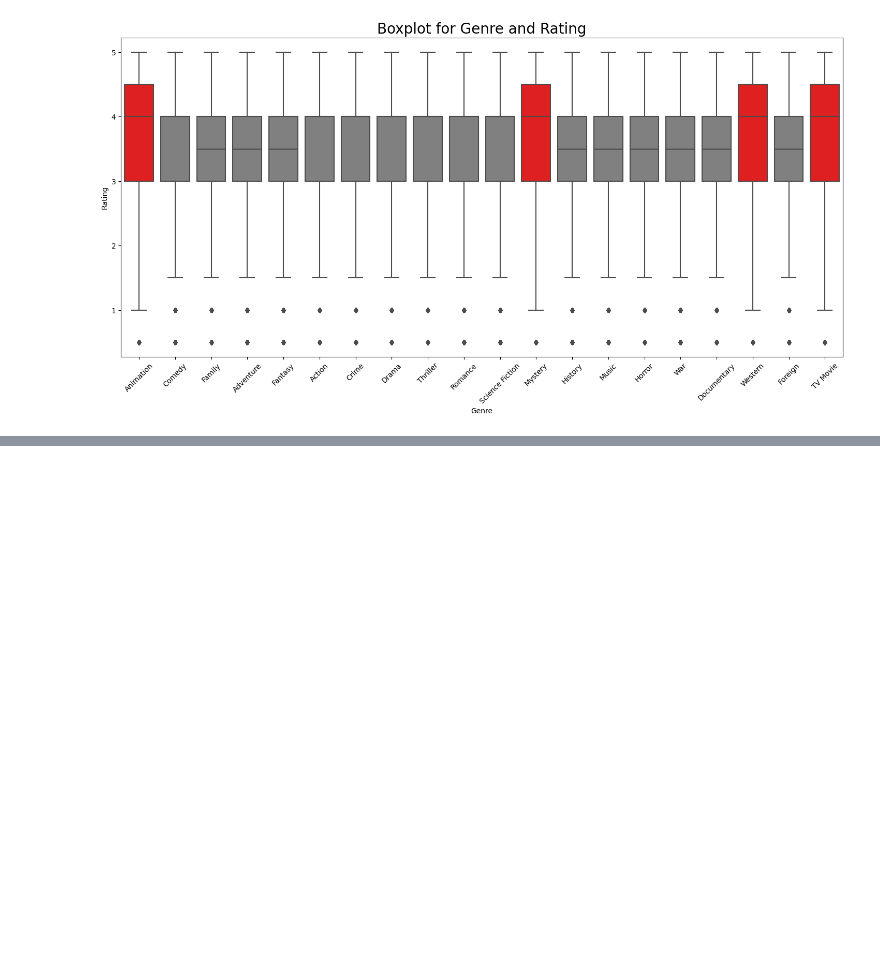
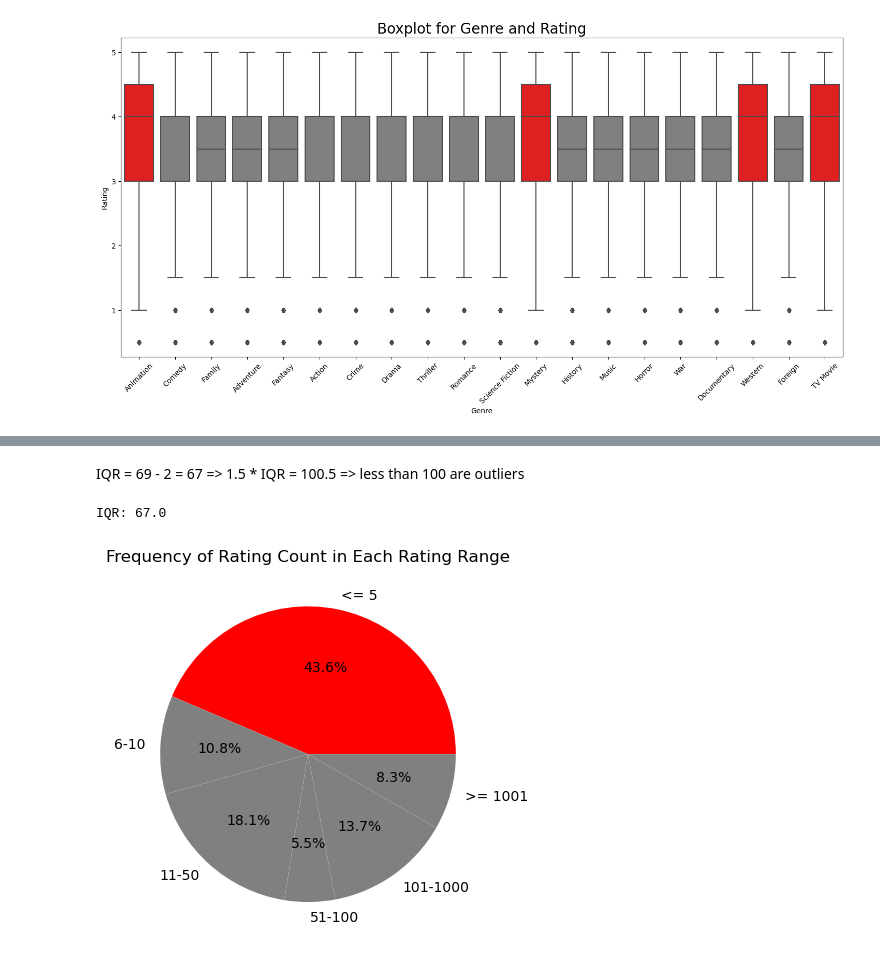
Before and after one commit to momofxg/ESE527-MidtermReport-CodingMonkey, a Jupyter notebook: Data Preprocessing and Visualization of the new dataset.ipynb, the cells around one changed output, grey strips where cells are left out. Cells and saved outputs as stored; diff of their text form; code cells hidden in the pictures; blank space fills up the shorter version.

```diff
--- a/Data Preprocessing and Visualization of the new dataset.ipynb
+++ b/Data Preprocessing and Visualization of the new dataset.ipynb
@@ -724,0 +762,30 @@ plt.show()
+# %% [markdown]
+IQR = 69 - 2 = 67     =>      1.5 * IQR = 100.5  => less than 100 are outliers
+# %%
+# calculate the first quartile (Q1)
+q1 = movie_ratings['rating_count'].quantile(0.25)
+
+# calculate the third quartile (Q3)
+q3 = movie_ratings['rating_count'].quantile(0.75)
+
+# calculate the interquartile range (IQR)
+iqr = q3 - q1
+
+print("IQR:", iqr)
+# %% [output]
+IQR: 67.0
+# %%
+# Define the rating ranges
+bins = [0, 5, 10, 50, 100, 1000, float('inf')]
+labels = ['<= 5', '6-10','11-50', '51-100', '101-1000', '>= 1001']
+# Group the movies by rating range and count the number of movies in each range
+movie_ratings['rating_range'] = pd.cut(movie_ratings['rating_count'], bins=bins, labels=labels)
+counts_by_range = movie_ratings.groupby('rating_range')['movieId'].count()
+
+# Create a pie chart of the frequency of rating_count in each rating range
+colors = ['red', 'grey', 'grey', 'grey', 'grey','grey']
+plt.pie(counts_by_range.values, labels=counts_by_range.index, colors=colors, autopct='%1.1f%%')
+plt.title('Frequency of Rating Count in Each Rating Range')
+plt.show()
+# %% [output]
+[figure, added]
```
Also changed, not shown: parts of 13 cells of this notebook.
